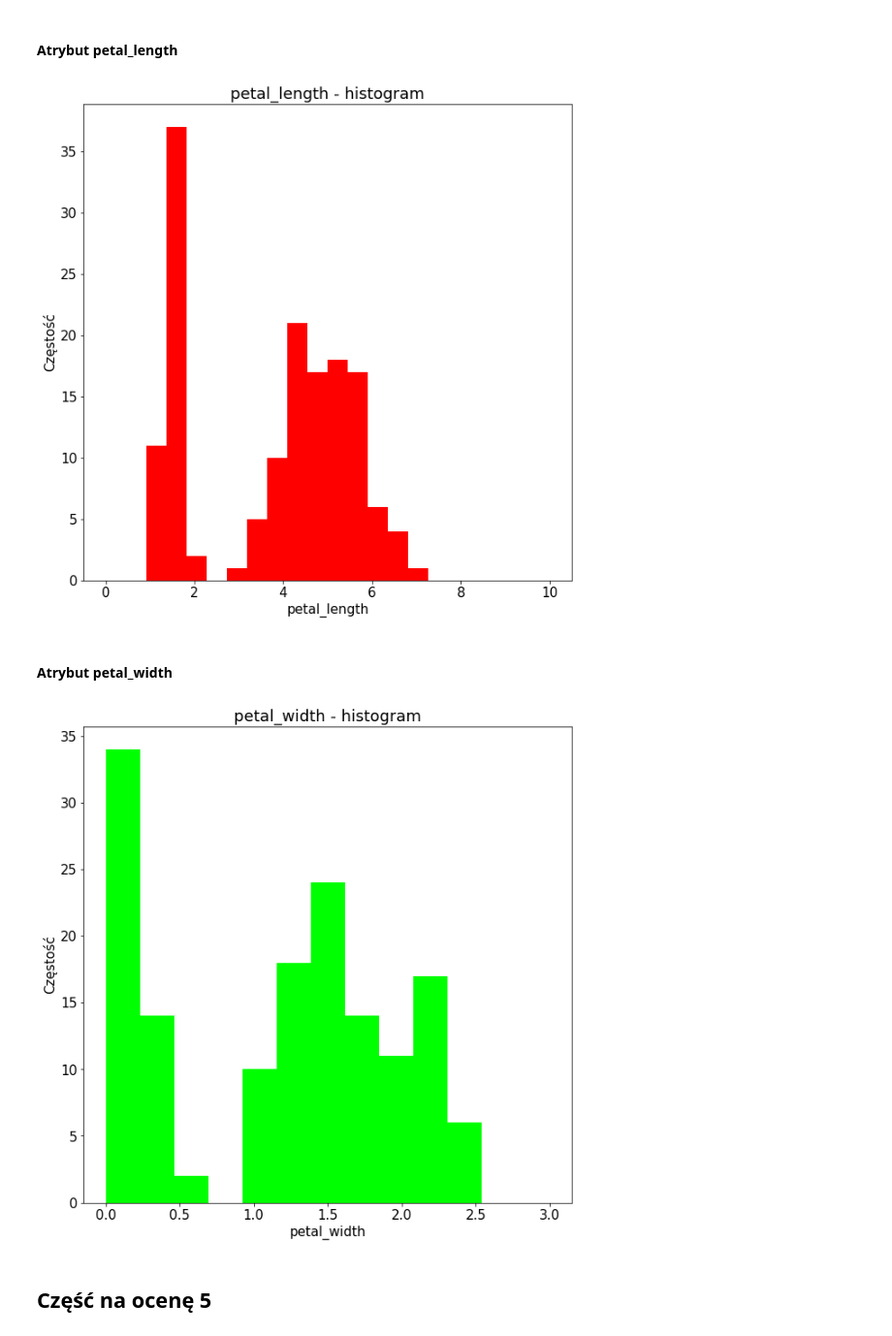
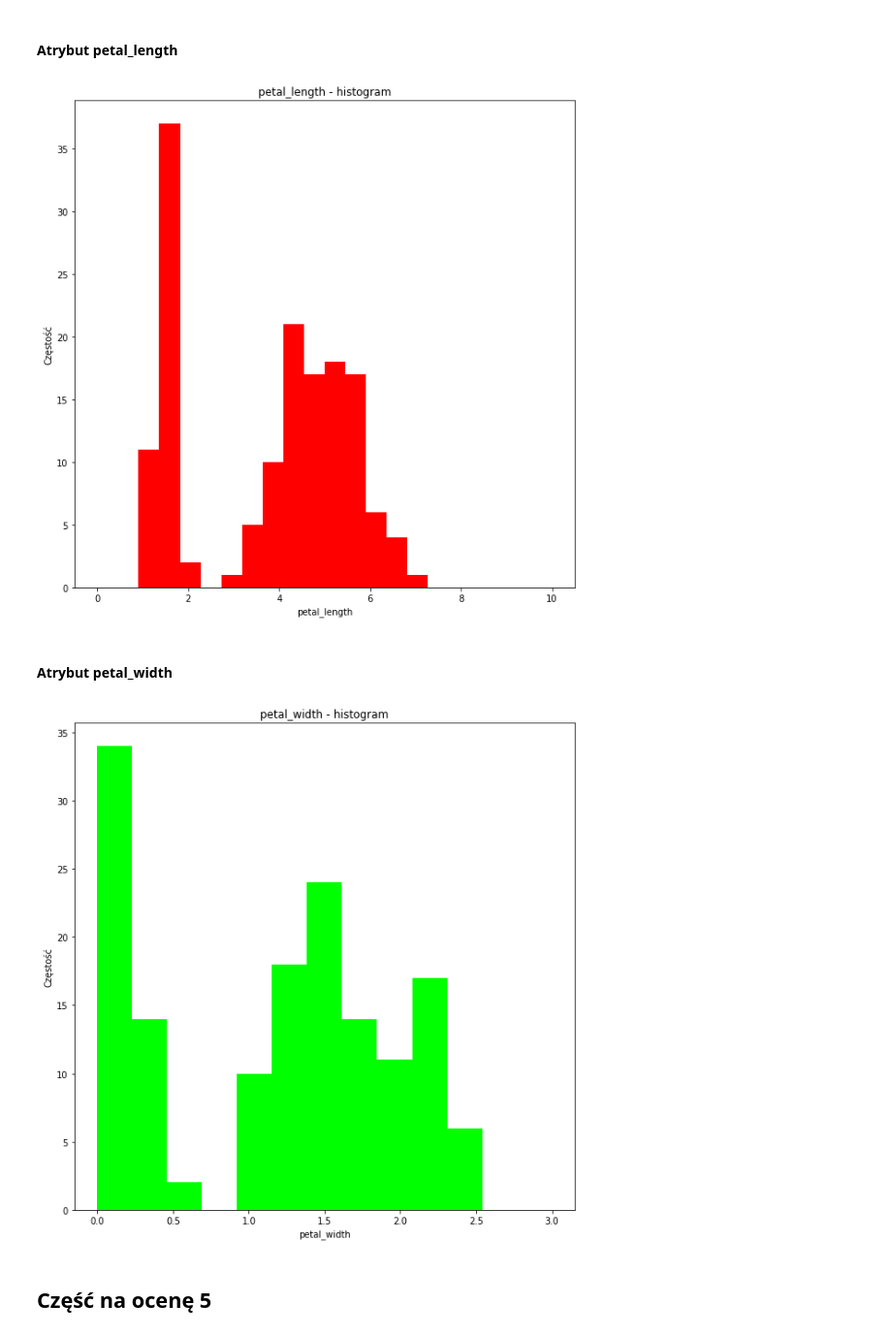
Before and after one commit to Bonniu/PythonLab, a Jupyter notebook: Zadanie_3/zadanie3-sprawozdanie.ipynb, the cells around one changed output. Shown: that part at 97% size. Cells and saved outputs as stored; diff of their text form; code cells hidden in the pictures.

```diff
--- a/Zadanie_3/zadanie3-sprawozdanie.ipynb
+++ b/Zadanie_3/zadanie3-sprawozdanie.ipynb
@@ -290,22 +290,20 @@ Z macierzy możemy wywnioskować, że najbardziej są skorelowane ze sobą petal
 #### Atrybut petal_length
 # %%
 plt.figure(figsize=[10,10])
-plt.rcParams.update({'font.size': 15})
 plt.hist(dane_2.petal_length, bins=22, range=(0, 10), color='#FF0000')
 plt.gca().set(title='petal_length - histogram', ylabel='Częstość', xlabel='petal_length')
 plt.show()
 # %% [output]
-[figure, old version]
+[figure, new version]
 # %% [markdown]
 #### Atrybut petal_width
 # %%
 plt.figure(figsize=[10,10])
-plt.rcParams.update({'font.size': 15})
 plt.hist(dane_2.petal_width, bins=13, range=(0, 3), color='#00FF00')
 plt.gca().set(title='petal_width - histogram', ylabel='Częstość', xlabel='petal_width')
 plt.show()
 # %% [output]
-[figure, old version]
+[figure, new version]
 # %% [markdown]
 ## Część na ocenę 5
 # %% [markdown]
```
Also changed, not shown: parts of 4 cells of this notebook.
